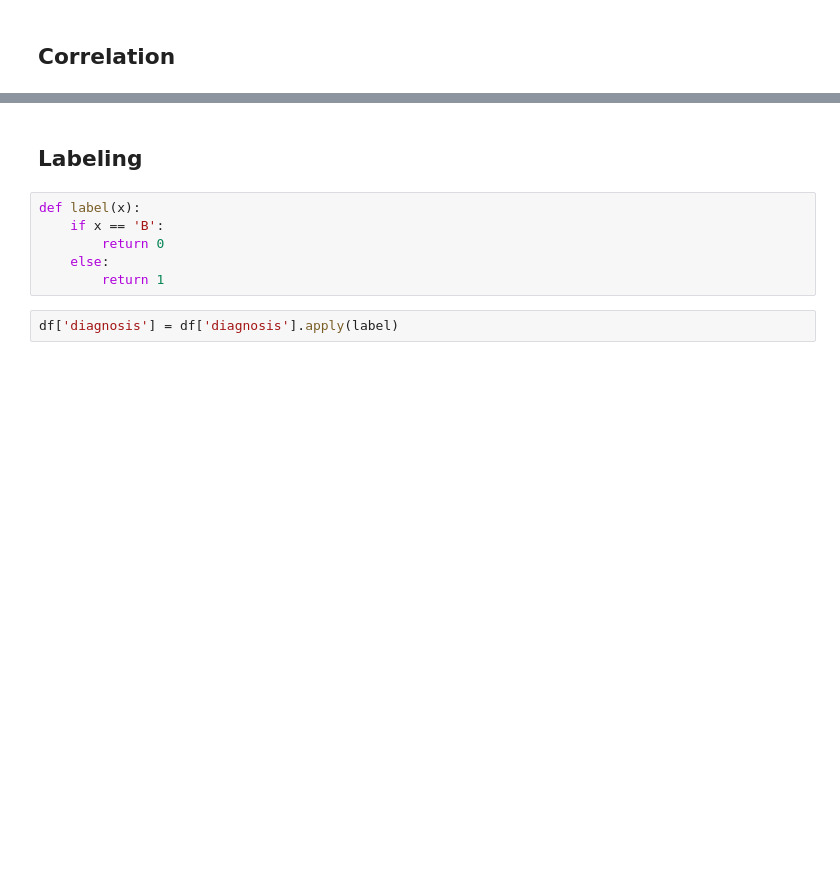
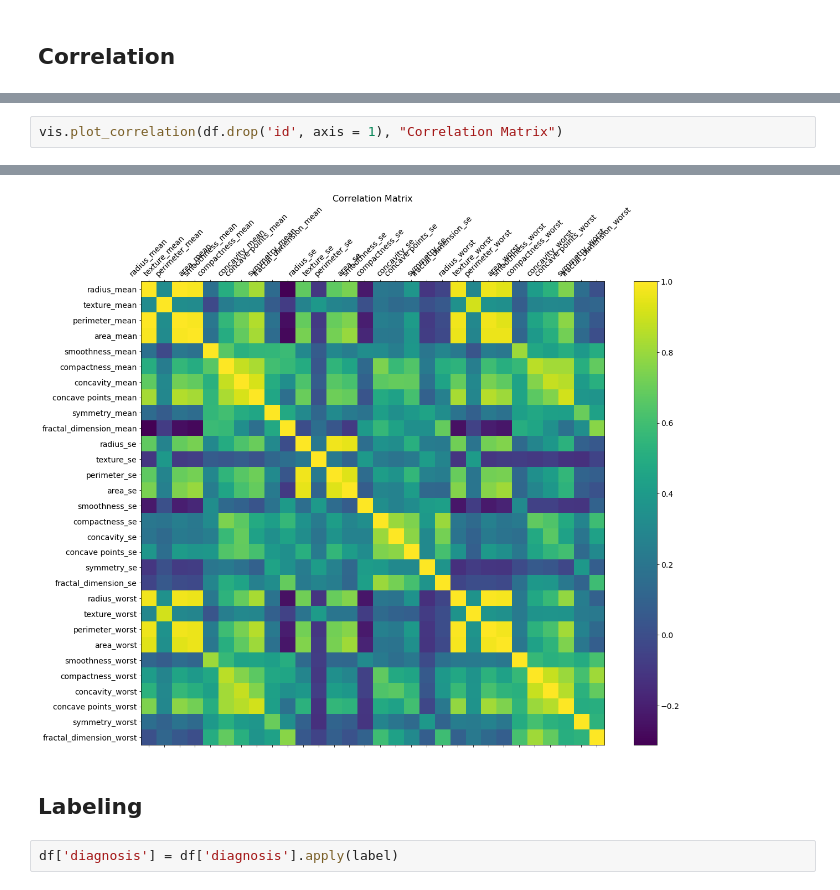
Before and after one commit to mozartofmath/BreastCancerWisconsin, a Jupyter notebook: notebooks/Data Exploration.ipynb, the cells around one changed output, grey strips where cells are left out. Saved outputs shown, nothing was run; the diff lists cells and outputs as text; blank space fills up the shorter version.

```diff
--- a/notebooks/Data Exploration.ipynb
+++ b/notebooks/Data Exploration.ipynb
@@ -121,0 +106,3 @@ plt.title('Correlation Matrix', fontsize=16);
+# %%
+vis.plot_correlation(df.drop('id', axis = 1), "Correlation Matrix")
+# %% [output]
@@ -122,11 +110,6 @@ plt.title('Correlation Matrix', fontsize=16);
+[figure, added]
 # %% [markdown]
 ## Labeling
-# %%
-def label(x):
-    if x == 'B':
-        return 0
-    else:
-        return 1
 # %%
 df['diagnosis'] = df['diagnosis'].apply(label)
 # %%
```
Also changed, not shown: parts of 9 cells of this notebook.
